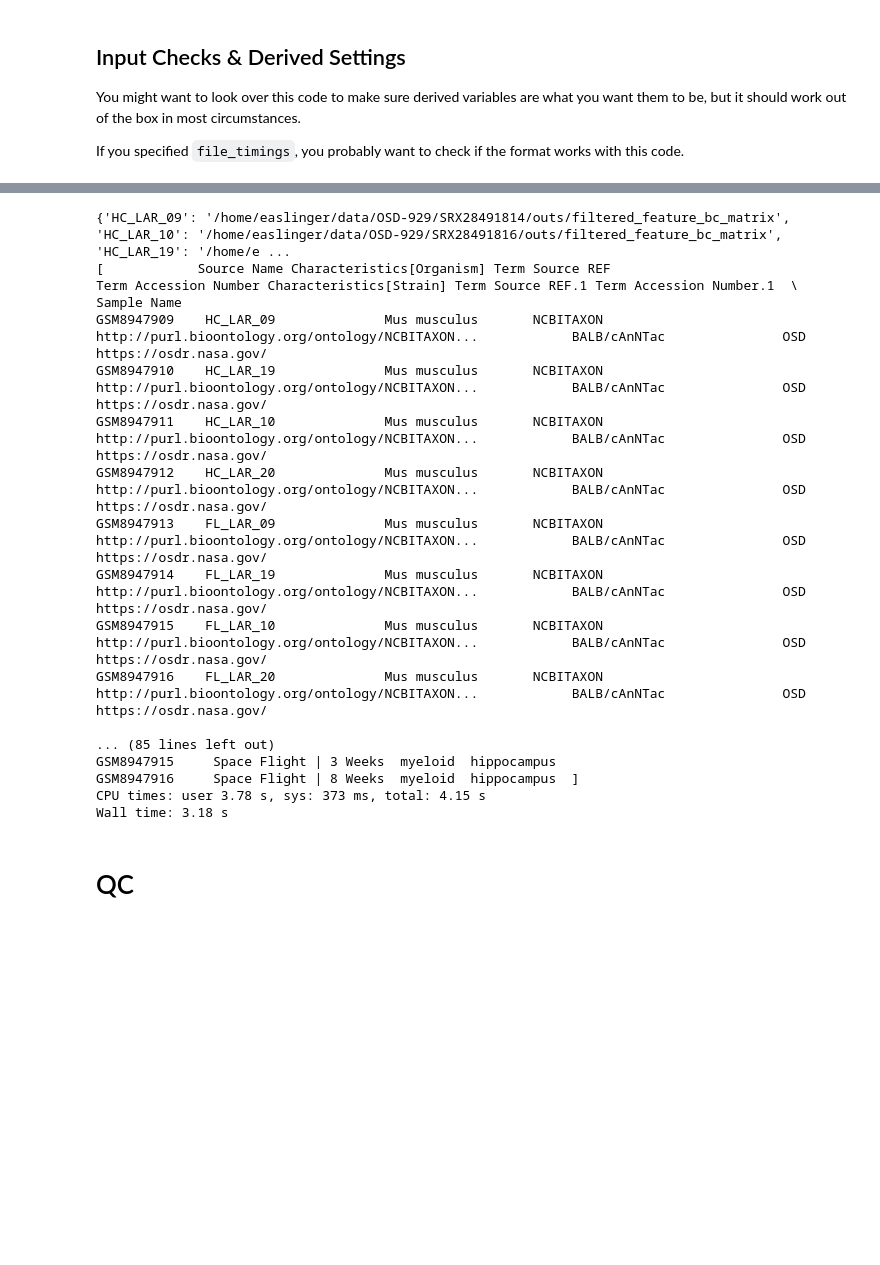
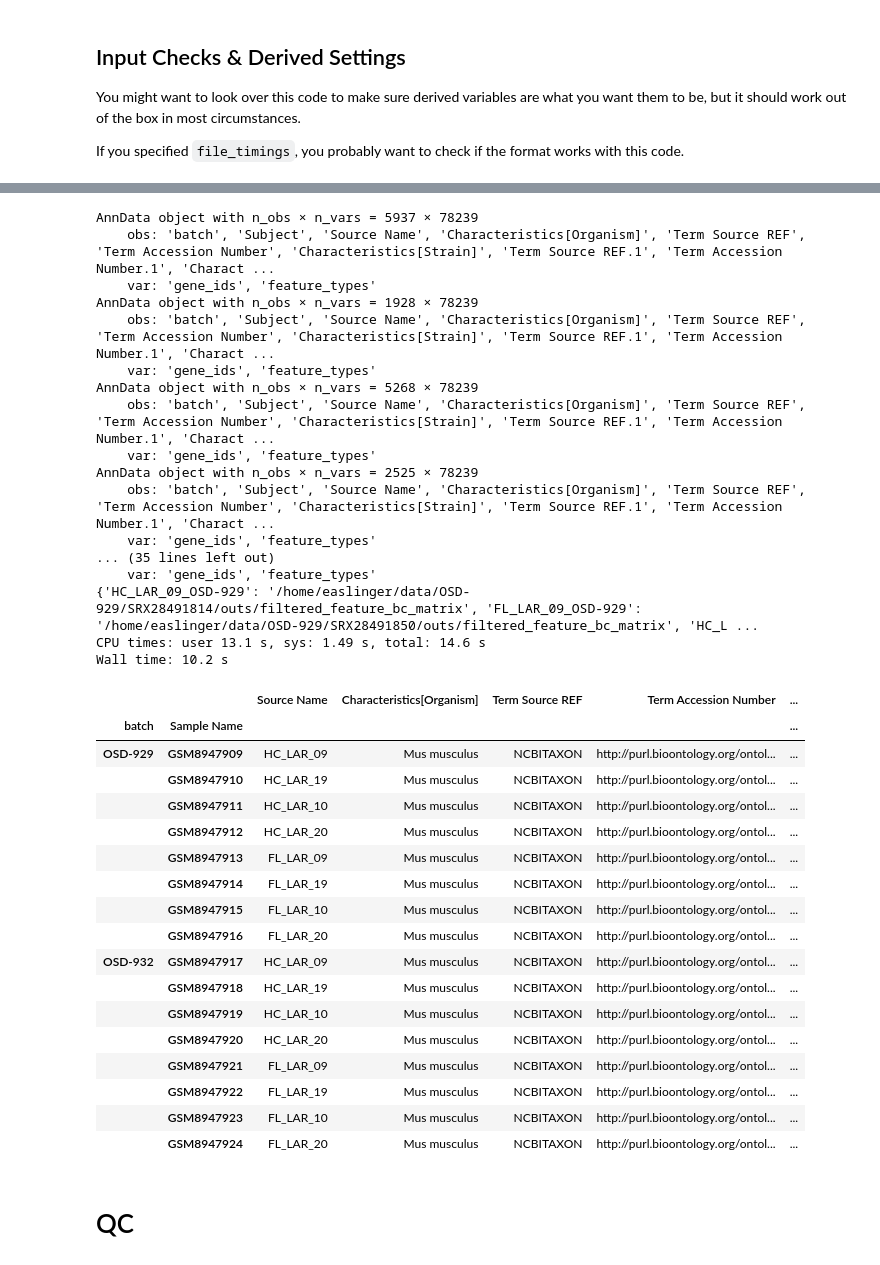
Before and after one commit to OpenScienceDataRepo/Brain_AWG, a Jupyter notebook: Senescence/create_object_929_932.ipynb, the cells around one changed output, grey strips where cells are left out. Saved outputs shown, nothing was run; the diff lists cells and outputs as text; code cells hidden in the pictures; blank space fills up the shorter version.

```diff
--- a/Senescence/create_object_929_932.ipynb
+++ b/Senescence/create_object_929_932.ipynb
@@ -315,52 +354,86 @@ else:
 %%time
 
 # Create a Subdirectory of Working Directory for Data Outputs
 os.makedirs("data", exist_ok=True)
+
+# Detect If Subject Replicates across Batches
+samples = pd.DataFrame({os.path.basename(d): [metadata[u][col_sample].loc[
+    metadata[u].index[metadata[u]["Raw Data File"].apply(
+        lambda q: q.split("_")[2]) == x][0]] for x in [
+            i for i in os.listdir(d) if os.path.isdir(os.path.join(
+                d, i))]] for u, d in enumerate(direcs)}).stack()
+dups = bool(samples.reset_index(drop=True).duplicated().any())
 
 # Load Data
 adatas, files = {}, {}
 for u, d in enumerate(direcs):  # iterate over directories (batches)
     subdirs = [i for i in os.listdir(d) if os.path.isdir(os.path.join(d, i))]
     for x in subdirs:  # iterate sample subdirectories within batch directory
         i_x = metadata[u].index[metadata[u]["Raw Data File"].apply(
             lambda q: q.split("_")[2]) == x]  # match file to sample
         if len(i_x) > 1:
             raise ValueError(f"More than one index found for {x}: {i_x}")
         sample = metadata[u][col_sample].loc[i_x[0]]
+        subject = str(sample) if dups is True else None  # subject != sample?
+        if dups is True:
+            sample = sample + "_" + batches[u]
         files[sample] = os.path.join(d, x, "outs/filtered_feature_bc_matrix")
         adatas[sample] = sc.read_10x_mtx(files[sample])  # read anndata
 
         # Metadata to `.obs`
         if col_batch is not None:  # if a batch column specified
             adatas[sample].obs.loc[:, col_batch] = batches[u]  # batch => .obs
+        if subject is not None:
+            adatas[sample].obs.loc[:, col_subject] = subject
         adatas[sample].obs.loc[:, col_sample] = sample  # sample ID => .obs
         if metadata is not None:  # sample-specific metadata if available
             samp_metadata = metadata[u].loc[i_x[0]]  # sample metadata
             for v in samp_metadata.index.values:  # metadata => .obs columns
                 adatas[sample].obs.loc[:, v] = samp_metadata.loc[v]
         adatas[sample].obs.loc[:, f"n_cells_original_{col_sample}"] = adatas[
             sample].obs.shape[0]  # original number of cells
+        print(adatas[sample])
+
 print(files)
-if metadata is not None:
-    print(metadata)
+metadata_combined = None if metadata is None else pd.concat(
+    metadata, keys=batches, names=[col_batch])
+metadata_combined
 # %% [output]
-{'HC_LAR_09': '/home/easlinger/data/OSD-929/SRX28491814/outs/filtered_feature_bc_matrix', 'HC_LAR_10': '/home/easlinger/data/OSD-929/SRX28491816/outs/filtered_feature_bc_matrix', 'HC_LAR_19': '/home/e ...
-[            Source Name Characteristics[Organism] Term Source REF                              Term Accession Number Characteristics[Strain] Term Source REF.1 Term Accession Number.1  \
-Sample Name
-GSM8947909    HC_LAR_09              Mus musculus       NCBITAXON  http://purl.bioontology.org/ontology/NCBITAXON...            BALB/cAnNTac               OSD  https://osdr.nasa.gov/
-GSM8947910    HC_LAR_19              Mus musculus       NCBITAXON  http://purl.bioontology.org/ontology/NCBITAXON...            BALB/cAnNTac               OSD  https://osdr.nasa.gov/
-GSM8947911    HC_LAR_10              Mus musculus       NCBITAXON  http://purl.bioontology.org/ontology/NCBITAXON...            BALB/cAnNTac               OSD  https://osdr.nasa.gov/
-GSM8947912    HC_LAR_20              Mus musculus       NCBITAXON  http://purl.bioontology.org/ontology/NCBITAXON...            BALB/cAnNTac               OSD  https://osdr.nasa.gov/
-GSM8947913    FL_LAR_09              Mus musculus       NCBITAXON  http://purl.bioontology.org/ontology/NCBITAXON...            BALB/cAnNTac               OSD  https://osdr.nasa.gov/
-GSM8947914    FL_LAR_19              Mus musculus       NCBITAXON  http://purl.bioontology.org/ontology/NCBITAXON...            BALB/cAnNTac               OSD  https://osdr.nasa.gov/
-GSM8947915    FL_LAR_10              Mus musculus       NCBITAXON  http://purl.bioontology.org/ontology/NCBITAXON...            BALB/cAnNTac               OSD  https://osdr.nasa.gov/
-GSM8947916    FL_LAR_20              Mus musculus       NCBITAXON  http://purl.bioontology.org/ontology/NCBITAXON...            BALB/cAnNTac               OSD  https://osdr.nasa.gov/
-
-... (85 lines left out)
-GSM8947915     Space Flight | 3 Weeks  myeloid  hippocampus
-GSM8947916     Space Flight | 8 Weeks  myeloid  hippocampus  ]
-CPU times: user 3.78 s, sys: 373 ms, total: 4.15 s
-Wall time: 3.18 s
+AnnData object with n_obs × n_vars = 5937 × 78239
+    obs: 'batch', 'Subject', 'Source Name', 'Characteristics[Organism]', 'Term Source REF', 'Term Accession Number', 'Characteristics[Strain]', 'Term Source REF.1', 'Term Accession Number.1', 'Charact ...
+    var: 'gene_ids', 'feature_types'
+AnnData object with n_obs × n_vars = 1928 × 78239
+    obs: 'batch', 'Subject', 'Source Name', 'Characteristics[Organism]', 'Term Source REF', 'Term Accession Number', 'Characteristics[Strain]', 'Term Source REF.1', 'Term Accession Number.1', 'Charact ...
+    var: 'gene_ids', 'feature_types'
+AnnData object with n_obs × n_vars = 5268 × 78239
+    obs: 'batch', 'Subject', 'Source Name', 'Characteristics[Organism]', 'Term Source REF', 'Term Accession Number', 'Characteristics[Strain]', 'Term Source REF.1', 'Term Accession Number.1', 'Charact ...
+    var: 'gene_ids', 'feature_types'
+AnnData object with n_obs × n_vars = 2525 × 78239
+    obs: 'batch', 'Subject', 'Source Name', 'Characteristics[Organism]', 'Term Source REF', 'Term Accession Number', 'Characteristics[Strain]', 'Term Source REF.1', 'Term Accession Number.1', 'Charact ...
+    var: 'gene_ids', 'feature_types'
+... (35 lines left out)
+    var: 'gene_ids', 'feature_types'
+{'HC_LAR_09_OSD-929': '/home/easlinger/data/OSD-929/SRX28491814/outs/filtered_feature_bc_matrix', 'FL_LAR_09_OSD-929': '/home/easlinger/data/OSD-929/SRX28491850/outs/filtered_feature_bc_matrix', 'HC_L ...
+CPU times: user 13.1 s, sys: 1.49 s, total: 14.6 s
+Wall time: 10.2 s
+|  |  | Source Name | Characteristics[Organism] | Term Source REF | Term Accession Number | ... |
+| batch | Sample Name |  |  |  |  | ... |
+| OSD-929 | GSM8947909 | HC_LAR_09 | Mus musculus | NCBITAXON | http://purl.bioontology.org/ontol... | ... |
+|  | GSM8947910 | HC_LAR_19 | Mus musculus | NCBITAXON | http://purl.bioontology.org/ontol... | ... |
+|  | GSM8947911 | HC_LAR_10 | Mus musculus | NCBITAXON | http://purl.bioontology.org/ontol... | ... |
+|  | GSM8947912 | HC_LAR_20 | Mus musculus | NCBITAXON | http://purl.bioontology.org/ontol... | ... |
+|  | GSM8947913 | FL_LAR_09 | Mus musculus | NCBITAXON | http://purl.bioontology.org/ontol... | ... |
+|  | GSM8947914 | FL_LAR_19 | Mus musculus | NCBITAXON | http://purl.bioontology.org/ontol... | ... |
+|  | GSM8947915 | FL_LAR_10 | Mus musculus | NCBITAXON | http://purl.bioontology.org/ontol... | ... |
+|  | GSM8947916 | FL_LAR_20 | Mus musculus | NCBITAXON | http://purl.bioontology.org/ontol... | ... |
+| OSD-932 | GSM8947917 | HC_LAR_09 | Mus musculus | NCBITAXON | http://purl.bioontology.org/ontol... | ... |
+|  | GSM8947918 | HC_LAR_19 | Mus musculus | NCBITAXON | http://purl.bioontology.org/ontol... | ... |
+|  | GSM8947919 | HC_LAR_10 | Mus musculus | NCBITAXON | http://purl.bioontology.org/ontol... | ... |
+|  | GSM8947920 | HC_LAR_20 | Mus musculus | NCBITAXON | http://purl.bioontology.org/ontol... | ... |
+|  | GSM8947921 | FL_LAR_09 | Mus musculus | NCBITAXON | http://purl.bioontology.org/ontol... | ... |
+|  | GSM8947922 | FL_LAR_19 | Mus musculus | NCBITAXON | http://purl.bioontology.org/ontol... | ... |
+|  | GSM8947923 | FL_LAR_10 | Mus musculus | NCBITAXON | http://purl.bioontology.org/ontol... | ... |
+|  | GSM8947924 | FL_LAR_20 | Mus musculus | NCBITAXON | http://purl.bioontology.org/ontol... | ... |
 # %% [markdown]
 # QC
 # %% [markdown]
```
Also changed, not shown: parts of 22 cells of this notebook, 3 other files.
